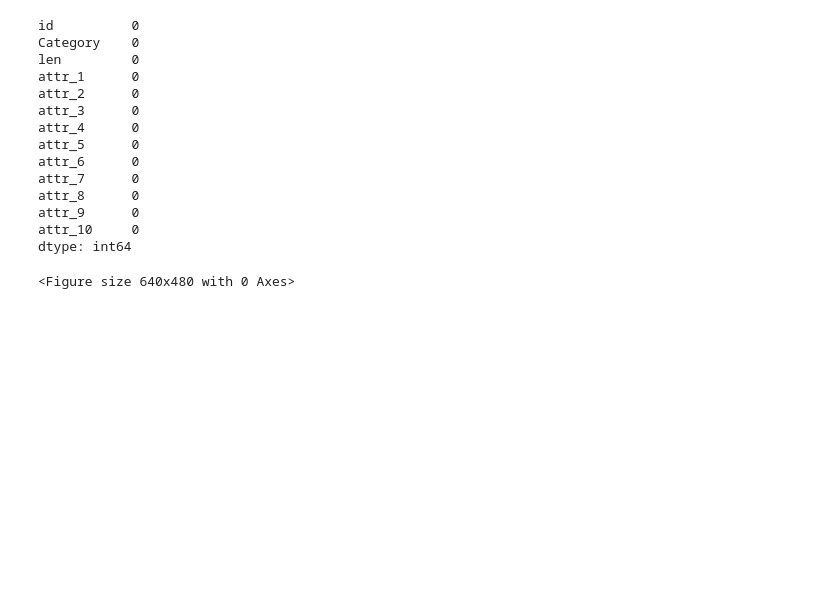
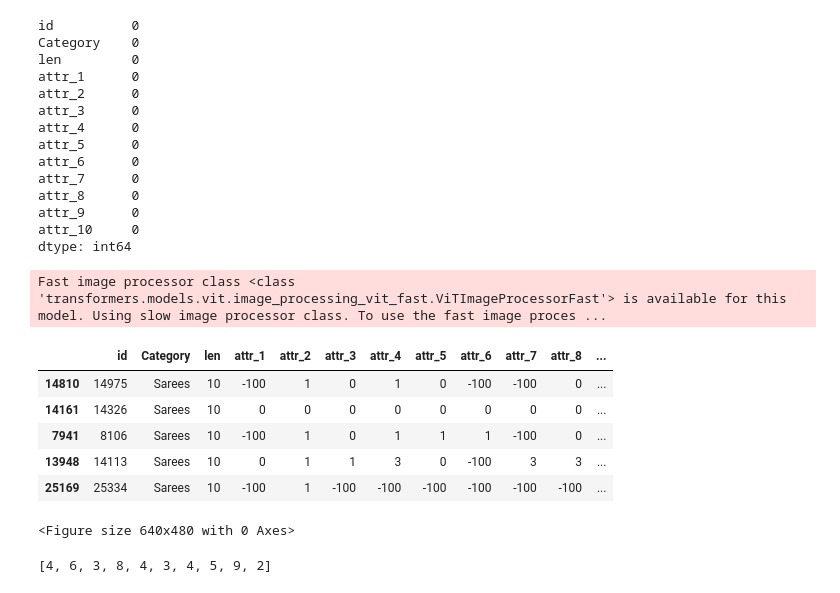
Before and after one commit to EternalBlissard/Meesho-Datathon, a Jupyter notebook: training/train_huggingface.ipynb, the cells around one changed output. Drawn from its saved outputs; the diff is of its cells as text; code cells hidden in the pictures; blank space fills up the shorter version.

```diff
--- a/training/train_huggingface.ipynb
+++ b/training/train_huggingface.ipynb
@@ -39,8 +39,9 @@ delCol = []
 idxCol = []
 trackNum = []
 for i in range(1,11):
-    uniName = df["attr_"+str(i)].unique()
+    uniName = df["attr_"+str(i)].dropna().unique()
     # print(len(uniName))
+    print(uniName)
     if(len(uniName)==1):
         delCol.append("attr_"+str(i))
     else:
@@ -123,9 +140,11 @@ attr_10     0
 dtype: int64
 # %%
 from transformers import AutoImageProcessor
-# model_name = 'google/vit-base-patch16-224'
-model_name="facebook/deit-base-distilled-patch16-224"
+model_name = 'google/vit-base-patch16-224'
+# model_name="google/vit-base-patch32-384"
 processor = AutoImageProcessor.from_pretrained(model_name)
+# %% [output]
+Fast image processor class <class 'transformers.models.vit.image_processing_vit_fast.ViTImageProcessorFast'> is available for this model. Using slow image processor class. To use the fast image proces ...
 # %%
 from sklearn.model_selection import train_test_split
 
@@ -134,3 +172,12 @@ val_df,test_df=train_test_split(val_df,test_size=0.33)
+# %%
+train_df.head()
+# %% [output]
+|  | id | Category | len | attr_1 | attr_2 | attr_3 | attr_4 | attr_5 | attr_6 | attr_7 | attr_8 | ... |
+| 14810 | 14975 | Sarees | 10 | -100 | 1 | 0 | 1 | 0 | -100 | -100 | 0 | ... |
+| 14161 | 14326 | Sarees | 10 | 0 | 0 | 0 | 0 | 0 | 0 | 0 | 0 | ... |
+| 7941 | 8106 | Sarees | 10 | -100 | 1 | 0 | 1 | 1 | 1 | -100 | 0 | ... |
+| 13948 | 14113 | Sarees | 10 | 0 | 1 | 1 | 3 | 0 | -100 | 3 | 3 | ... |
+| 25169 | 25334 | Sarees | 10 | -100 | 1 | -100 | -100 | -100 | -100 | -100 | -100 | ... |
 # %%
 class CustomFashionManager(Dataset):
     def __init__(self,csv_file, root_dir="./",transforms =None):
@@ -213,6 +264,10 @@ class MultiLabelMultiClassViT(DeiTPreTrainedModel):
 
 # Example usage
 num_labels = len(trackNum)  # For example, 5 different labels
+# %%
+trackNum
+# %% [output]
+[4, 6, 3, 8, 4, 3, 4, 5, 9, 2]
 # %%
 from transformers import Trainer, TrainingArguments
 from sklearn.metrics import classification_report
```
Also changed, not shown: parts of 11 cells of this notebook, 30 other files.
